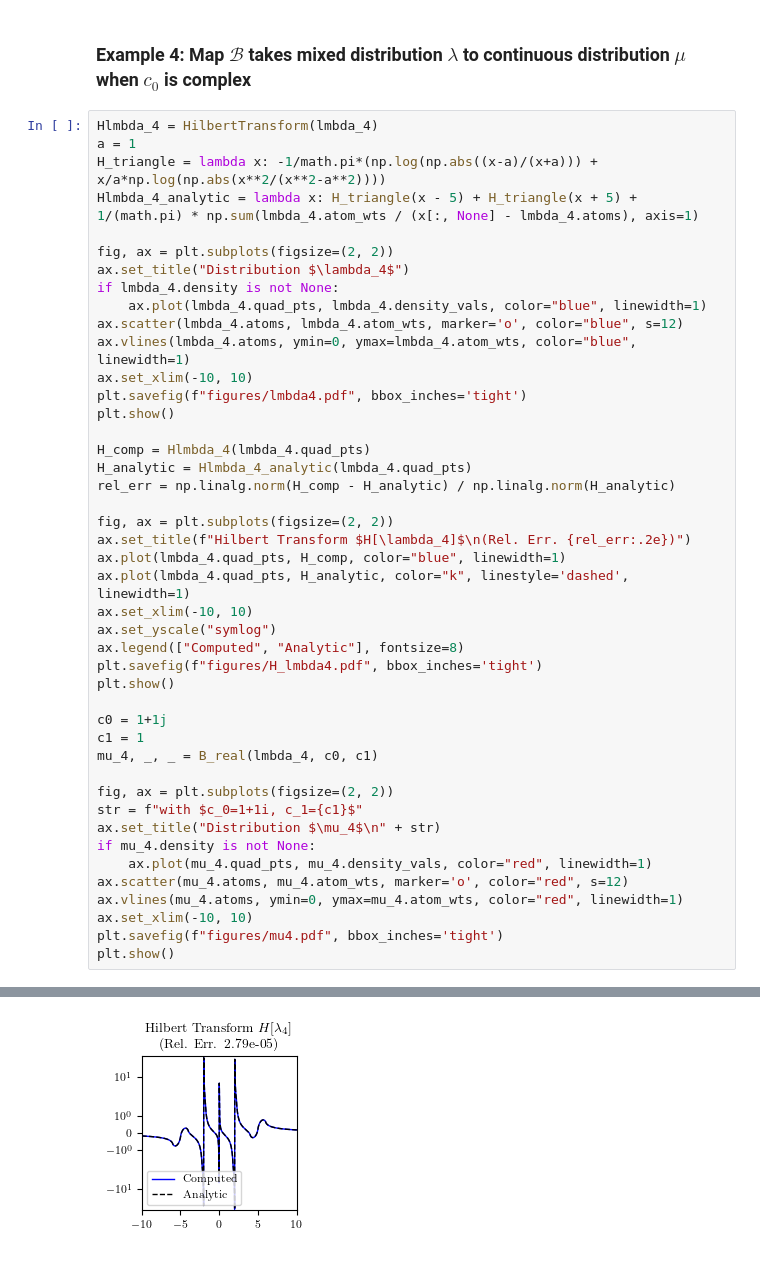
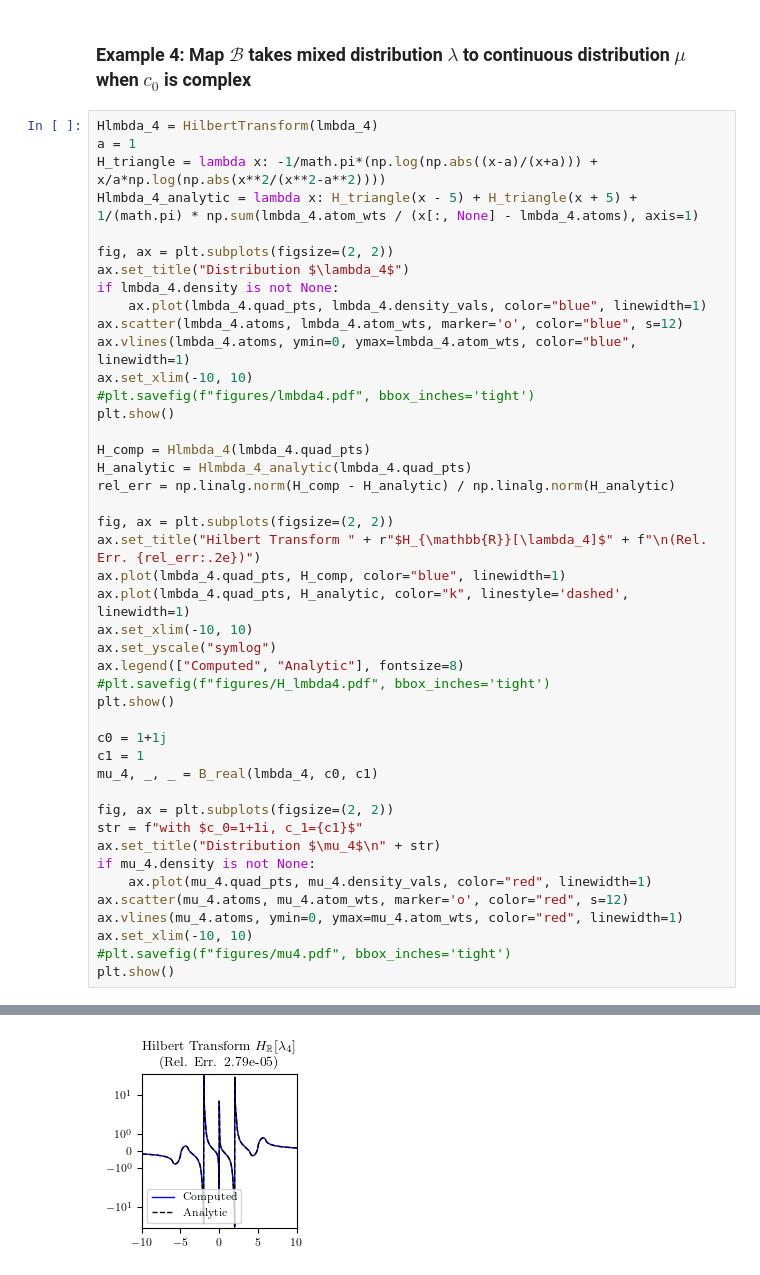
Before and after one commit to sgstepaniants/time-deconvolution, a Jupyter notebook: lambda_mu_examples.ipynb, the cells around one changed output, grey strips where cells are left out. Saved outputs shown, nothing was run; the diff lists cells and outputs as text.

Commit message:
Added code for many paper figures

```diff
--- a/lambda_mu_examples.ipynb
+++ b/lambda_mu_examples.ipynb
@@ -186,37 +211,37 @@ if lmbda_4.density is not None:
 ax.scatter(lmbda_4.atoms, lmbda_4.atom_wts, marker='o', color="blue", s=12)
 ax.vlines(lmbda_4.atoms, ymin=0, ymax=lmbda_4.atom_wts, color="blue", linewidth=1)
 ax.set_xlim(-10, 10)
-plt.savefig(f"figures/lmbda4.pdf", bbox_inches='tight')
+#plt.savefig(f"figures/lmbda4.pdf", bbox_inches='tight')
 plt.show()
 
 H_comp = Hlmbda_4(lmbda_4.quad_pts)
 H_analytic = Hlmbda_4_analytic(lmbda_4.quad_pts)
 rel_err = np.linalg.norm(H_comp - H_analytic) / np.linalg.norm(H_analytic)
 
 fig, ax = plt.subplots(figsize=(2, 2))
-ax.set_title(f"Hilbert Transform $H[\lambda_4]$\n(Rel. Err. {rel_err:.2e})")
+ax.set_title("Hilbert Transform " + r"$H_{\mathbb{R}}[\lambda_4]$" + f"\n(Rel. Err. {rel_err:.2e})")
 ax.plot(lmbda_4.quad_pts, H_comp, color="blue", linewidth=1)
 ax.plot(lmbda_4.quad_pts, H_analytic, color="k", linestyle='dashed', linewidth=1)
 ax.set_xlim(-10, 10)
 ax.set_yscale("symlog")
 ax.legend(["Computed", "Analytic"], fontsize=8)
-plt.savefig(f"figures/H_lmbda4.pdf", bbox_inches='tight')
+#plt.savefig(f"figures/H_lmbda4.pdf", bbox_inches='tight')
 plt.show()
 
 c0 = 1+1j
 c1 = 1
 mu_4, _, _ = B_real(lmbda_4, c0, c1)
 
 fig, ax = plt.subplots(figsize=(2, 2))
 str = f"with $c_0=1+1i, c_1={c1}$"
 ax.set_title("Distribution $\mu_4$\n" + str)
 if mu_4.density is not None:
     ax.plot(mu_4.quad_pts, mu_4.density_vals, color="red", linewidth=1)
 ax.scatter(mu_4.atoms, mu_4.atom_wts, marker='o', color="red", s=12)
 ax.vlines(mu_4.atoms, ymin=0, ymax=mu_4.atom_wts, color="red", linewidth=1)
 ax.set_xlim(-10, 10)
-plt.savefig(f"figures/mu4.pdf", bbox_inches='tight')
+#plt.savefig(f"figures/mu4.pdf", bbox_inches='tight')
 plt.show()
 # %% [output]
 [figure]
-[figure, old version]
+[figure, new version]
```
Also changed, not shown: parts of 5 cells of this notebook, 48 other files.
